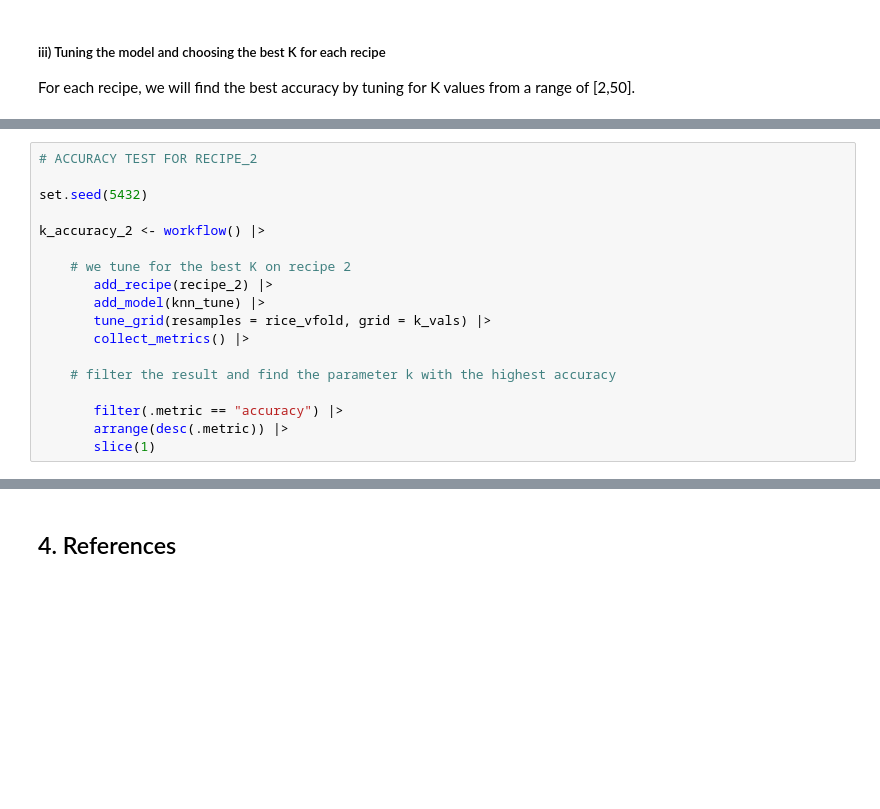
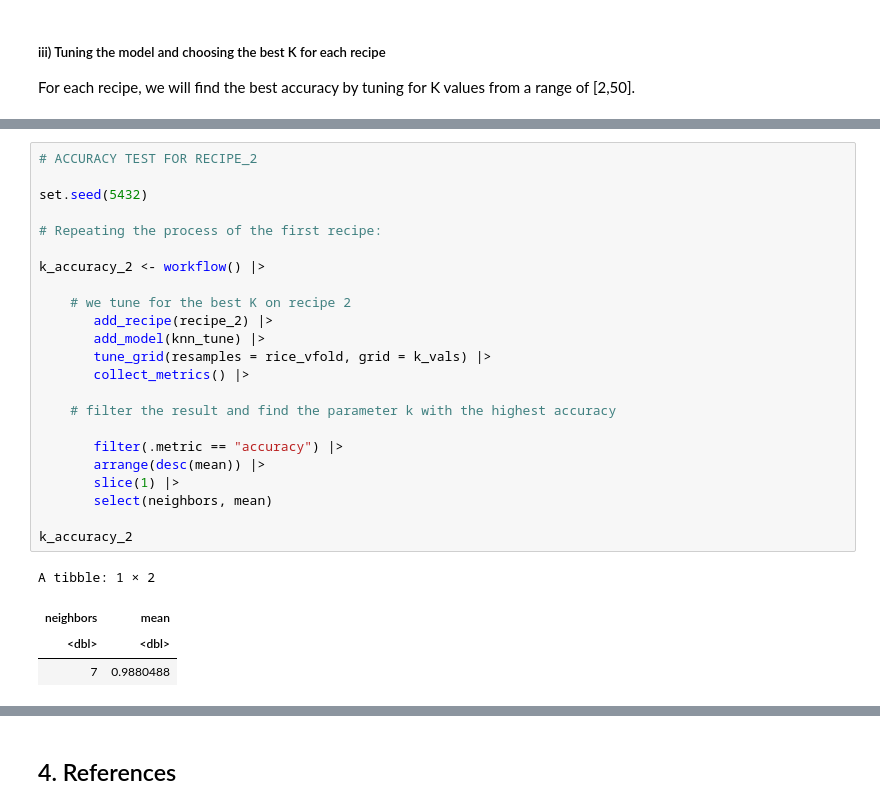
Before and after one commit to sean-prk/dsci-group-project-report, a Jupyter notebook: project.ipynb, the cells around one changed output, grey strips where cells are left out. Saved outputs shown, nothing was run; the diff lists cells and outputs as text; blank space fills up the shorter version.

```diff
--- a/project.ipynb
+++ b/project.ipynb
@@ -275,21 +309,31 @@ k_accuracy_1 <- workflow() |>
 # %%
 # ACCURACY TEST FOR RECIPE_2
 
 set.seed(5432)
+
+# Repeating the process of the first recipe:
 
 k_accuracy_2 <- workflow() |>
 
     # we tune for the best K on recipe 2
        add_recipe(recipe_2) |>
        add_model(knn_tune) |>
        tune_grid(resamples = rice_vfold, grid = k_vals) |>
        collect_metrics() |>
 
     # filter the result and find the parameter k with the highest accuracy
 
        filter(.metric == "accuracy") |>
-       arrange(desc(.metric)) |>
-       slice(1)
+       arrange(desc(mean)) |>
+       slice(1) |>
+       select(neighbors, mean)
+
+k_accuracy_2
+# %% [output]
+A tibble: 1 × 2
+| neighbors | mean |
+| <dbl> | <dbl> |
+| 7 | 0.9880488 |
 # %%
 # ACCURACY TEST FOR RECIPE_3
 
```
Also changed, not shown: parts of 15 cells of this notebook.
